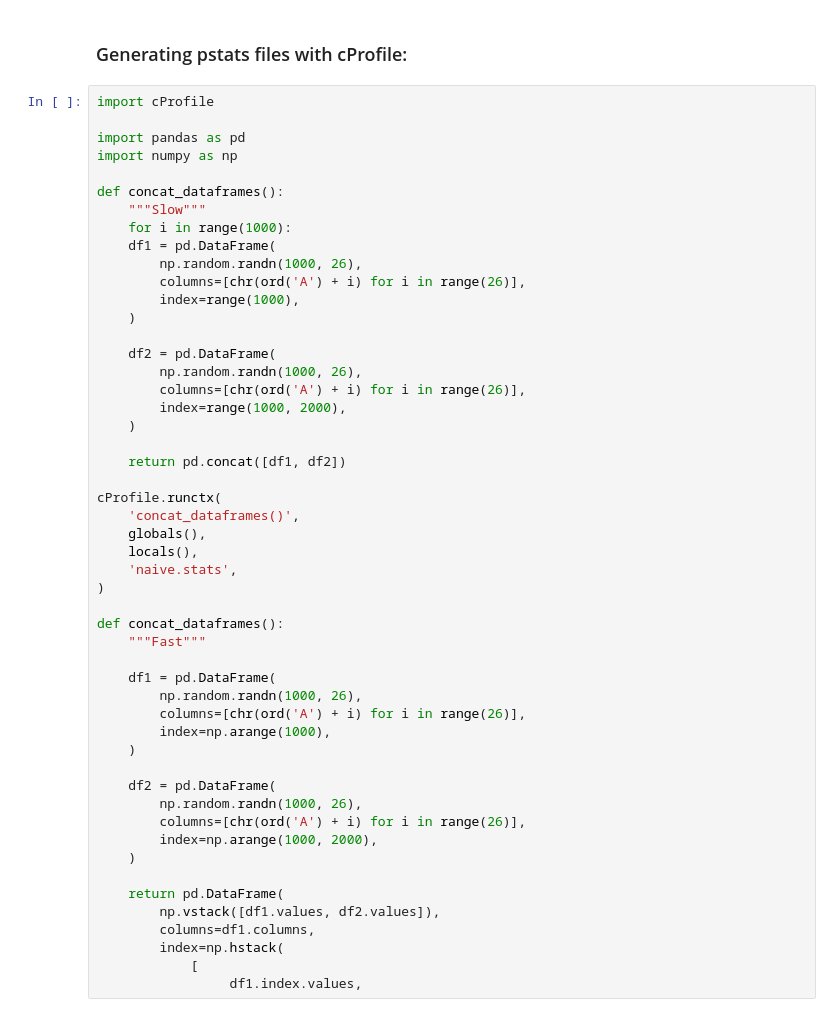
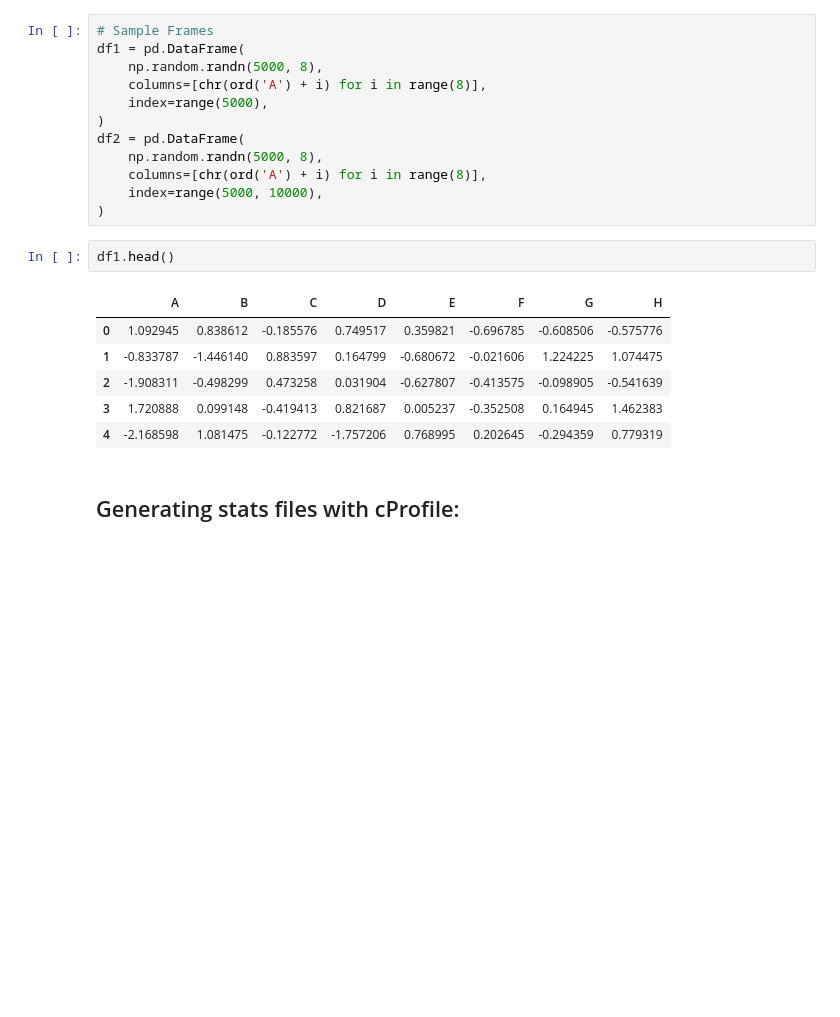
Before and after one commit to ssanderson/pstats-view, a Jupyter notebook: examples/ExampleView.ipynb, the cells around one changed output. Saved outputs shown, nothing was run; the diff lists cells and outputs as text; blank space fills up the shorter version.

```diff
--- a/examples/ExampleView.ipynb
+++ b/examples/ExampleView.ipynb
@@ -14,53 +12,23 @@ sys.path.append(pstatsviewer_path)
+# %%
+# Sample Frames
+df1 = pd.DataFrame(
+    np.random.randn(5000, 8),
+    columns=[chr(ord('A') + i) for i in range(8)],
+    index=range(5000),
+)
+df2 = pd.DataFrame(
+    np.random.randn(5000, 8),
+    columns=[chr(ord('A') + i) for i in range(8)],
+    index=range(5000, 10000),
+)
+# %%
+df1.head()
+# %% [output]
+|  | A | B | C | D | E | F | G | H |
+| 0 | 1.092945 | 0.838612 | -0.185576 | 0.749517 | 0.359821 | -0.696785 | -0.608506 | -0.575776 |
+| 1 | -0.833787 | -1.446140 | 0.883597 | 0.164799 | -0.680672 | -0.021606 | 1.224225 | 1.074475 |
+| 2 | -1.908311 | -0.498299 | 0.473258 | 0.031904 | -0.627807 | -0.413575 | -0.098905 | -0.541639 |
+| 3 | 1.720888 | 0.099148 | -0.419413 | 0.821687 | 0.005237 | -0.352508 | 0.164945 | 1.462383 |
+| 4 | -2.168598 | 1.081475 | -0.122772 | -1.757206 | 0.768995 | 0.202645 | -0.294359 | 0.779319 |
 # %% [markdown]
-### Generating pstats files with cProfile:
+## Generating stats files with cProfile:
-# %%
-import cProfile
-
-import pandas as pd
-import numpy as np
-
-def concat_dataframes():
-    """Slow"""
-    for i in range(1000):
-    df1 = pd.DataFrame(
-        np.random.randn(1000, 26),
-        columns=[chr(ord('A') + i) for i in range(26)],
-        index=range(1000),
-    )
-
-    df2 = pd.DataFrame(
-        np.random.randn(1000, 26),
-        columns=[chr(ord('A') + i) for i in range(26)],
-        index=range(1000, 2000),
-    )
-
-    return pd.concat([df1, df2])
-
-cProfile.runctx(
-    'concat_dataframes()',
-    globals(),
-    locals(),
-    'naive.stats',
-)
-
-def concat_dataframes():
-    """Fast"""
-
-    df1 = pd.DataFrame(
-        np.random.randn(1000, 26),
-        columns=[chr(ord('A') + i) for i in range(26)],
-        index=np.arange(1000),
-    )
-
-    df2 = pd.DataFrame(
-        np.random.randn(1000, 26),
-        columns=[chr(ord('A') + i) for i in range(26)],
-        index=np.arange(1000, 2000),
-    )
-
-    return pd.DataFrame(
-        np.vstack([df1.values, df2.values]),
-        columns=df1.columns,
-        index=np.hstack(
-            [
-                 df1.index.values,
```
Also changed, not shown: parts of 25 cells of this notebook, 4 other files.
